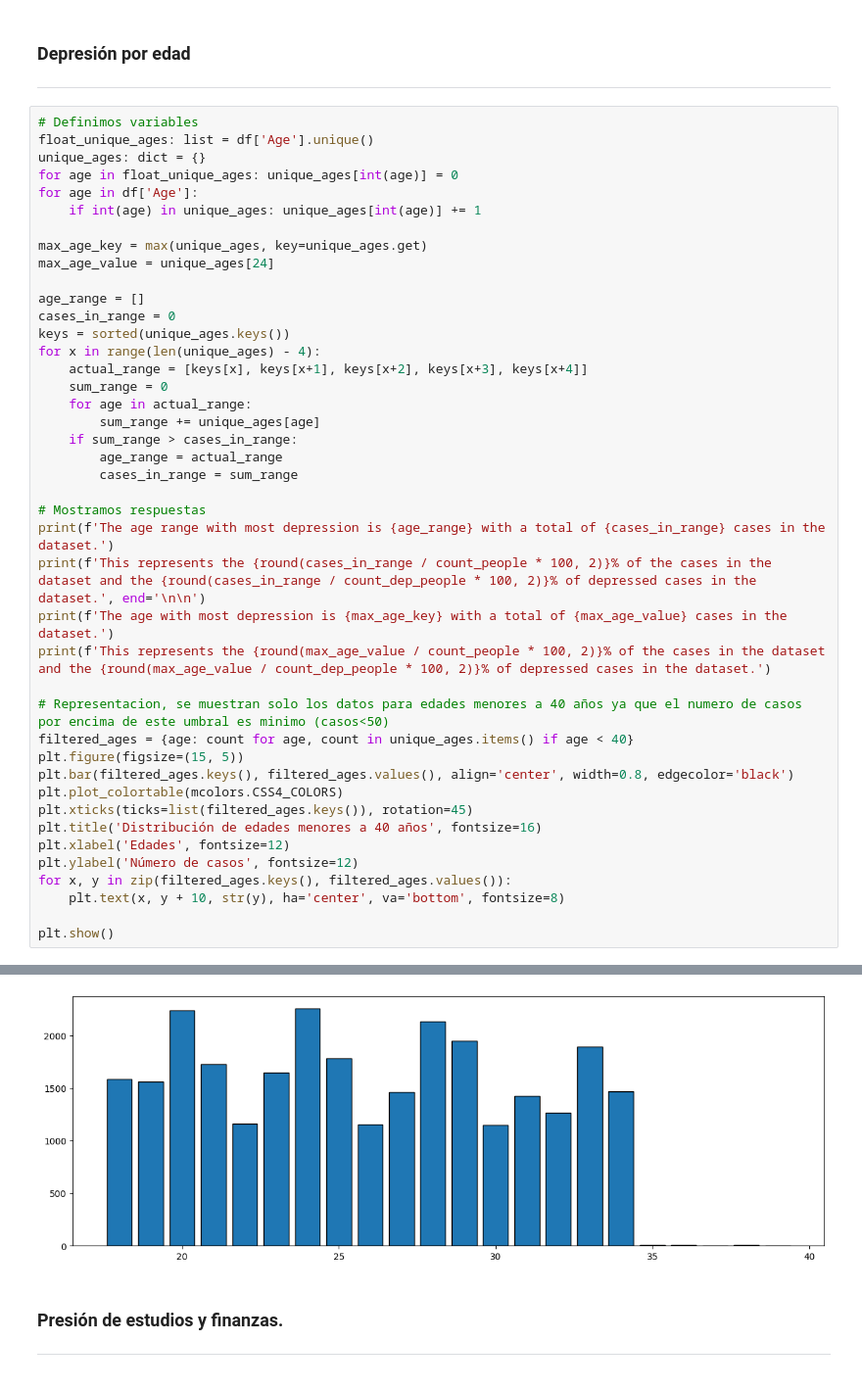
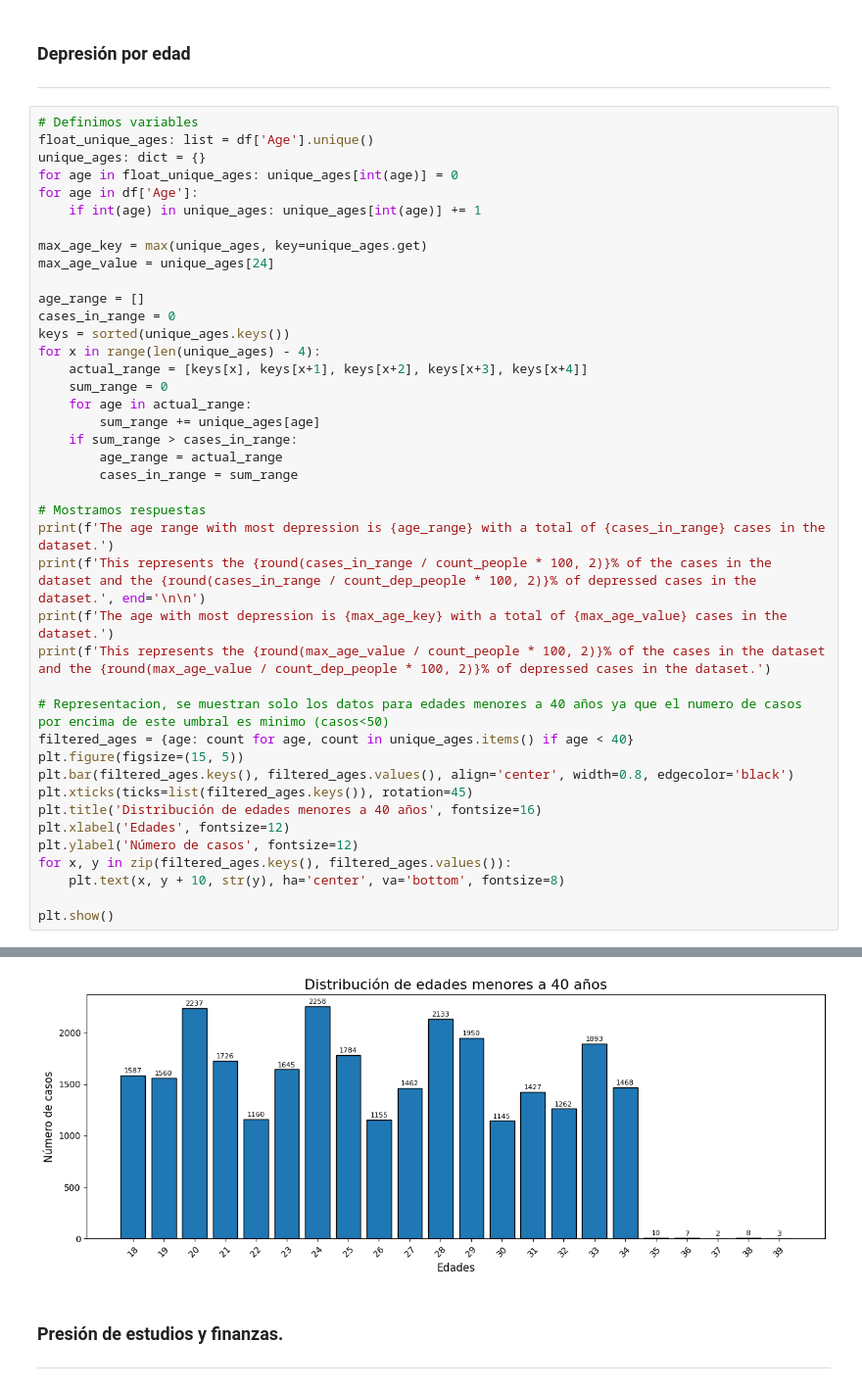
Before and after one commit to Levian17/Depression-Predicter, a Jupyter notebook: data_visualization.ipynb, the cells around one changed output, grey strips where cells are left out. Shown: that part at 98% size. Drawn from its saved outputs; the diff is of its cells as text.

```diff
--- a/data_visualization.ipynb
+++ b/data_visualization.ipynb
@@ -117,7 +116,6 @@ print(f'This represents the {round(max_age_value / count_people * 100, 2)}% of t
 filtered_ages = {age: count for age, count in unique_ages.items() if age < 40}
 plt.figure(figsize=(15, 5))
 plt.bar(filtered_ages.keys(), filtered_ages.values(), align='center', width=0.8, edgecolor='black')
-plt.plot_colortable(mcolors.CSS4_COLORS)
 plt.xticks(ticks=list(filtered_ages.keys()), rotation=45)
 plt.title('Distribución de edades menores a 40 años', fontsize=16)
 plt.xlabel('Edades', fontsize=12)
@@ -136,4 +133,4 @@ AttributeError: module 'matplotlib.pyplot' has no attribute 'plot_colortable'
-[figure, old version]
+[figure, new version]
 # %% [markdown]
 ### Presión de estudios y finanzas.
 ---
```
Also changed, not shown: parts of 2 cells of this notebook.
